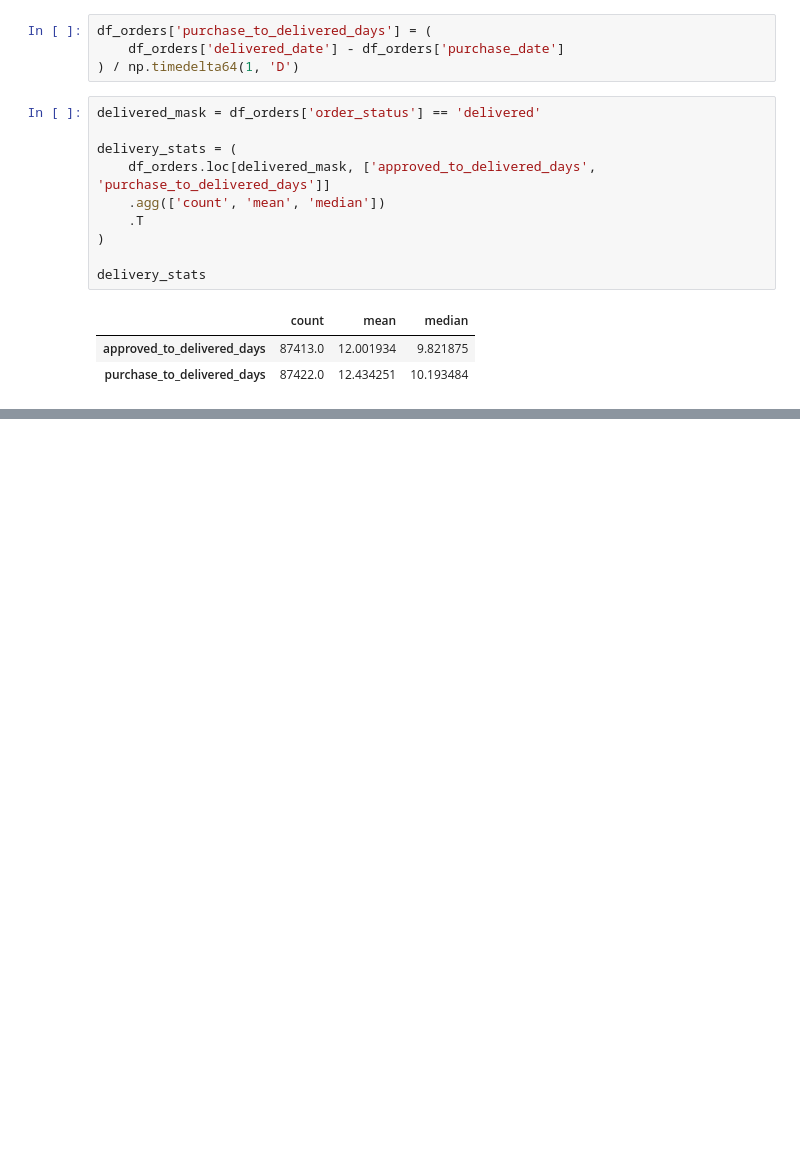
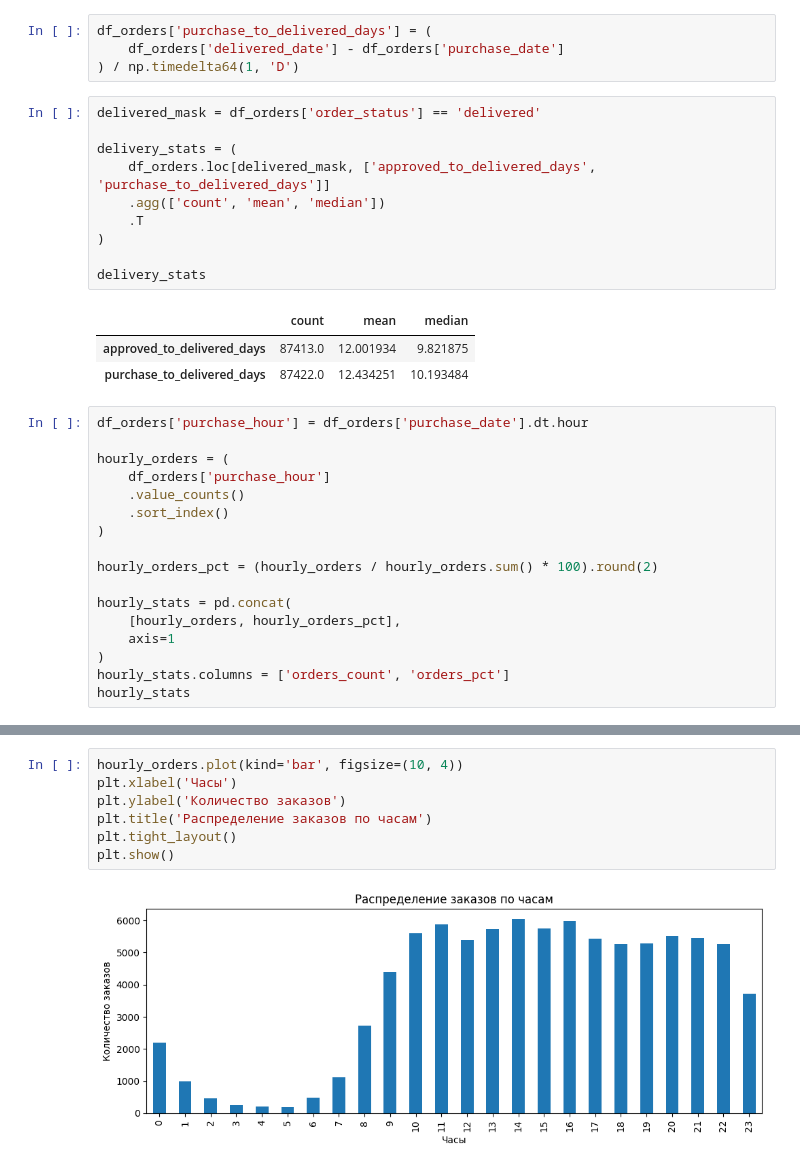
Before and after one commit to mkudim/analytics-learning-notes, a Jupyter notebook: 03_bi_tools/data_for_practice/EDA_orders.ipynb, the cells around one changed output, grey strips where cells are left out. Cells and saved outputs as stored; diff of their text form; blank space fills up the shorter version.

```diff
--- a/03_bi_tools/data_for_practice/EDA_orders.ipynb
+++ b/03_bi_tools/data_for_practice/EDA_orders.ipynb
@@ -692,3 +690,20 @@ delivery_stats
 |  | count | mean | median |
 | approved_to_delivered_days | 87413.0 | 12.001934 | 9.821875 |
 | purchase_to_delivered_days | 87422.0 | 12.434251 | 10.193484 |
+# %%
+df_orders['purchase_hour'] = df_orders['purchase_date'].dt.hour
+
+hourly_orders = (
+    df_orders['purchase_hour']
+    .value_counts()
+    .sort_index()
+)
+
+hourly_orders_pct = (hourly_orders / hourly_orders.sum() * 100).round(2)
+
+hourly_stats = pd.concat(
+    [hourly_orders, hourly_orders_pct],
+    axis=1
+)
+hourly_stats.columns = ['orders_count', 'orders_pct']
+hourly_stats
@@ -694,0 +729,9 @@ delivery_stats
+# %%
+hourly_orders.plot(kind='bar', figsize=(10, 4))
+plt.xlabel('Часы')
+plt.ylabel('Количество заказов')
+plt.title('Распределение заказов по часам')
+plt.tight_layout()
+plt.show()
+# %% [output]
+[figure, added]
```
Also changed, not shown: parts of 3 cells of this notebook, 2 other files.
